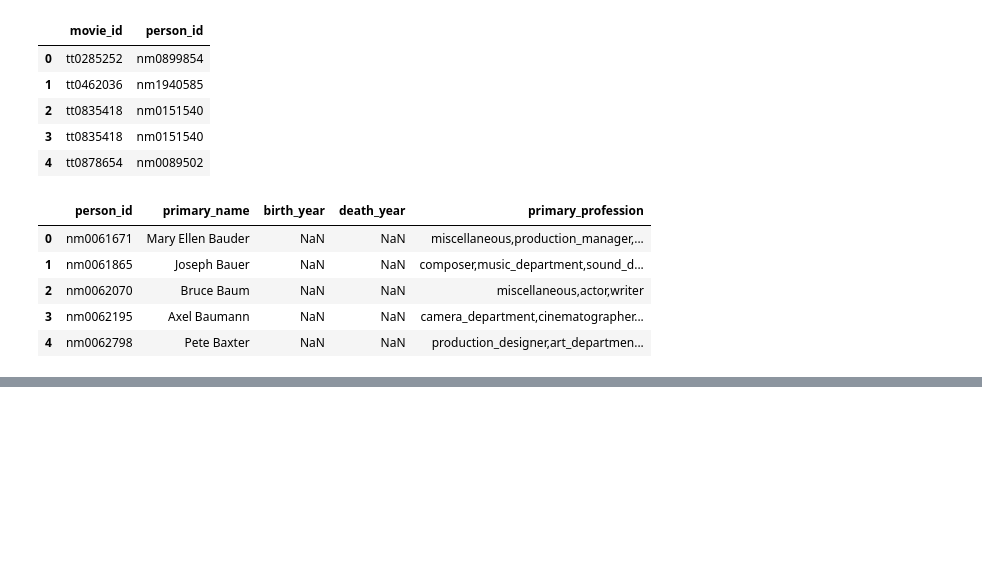
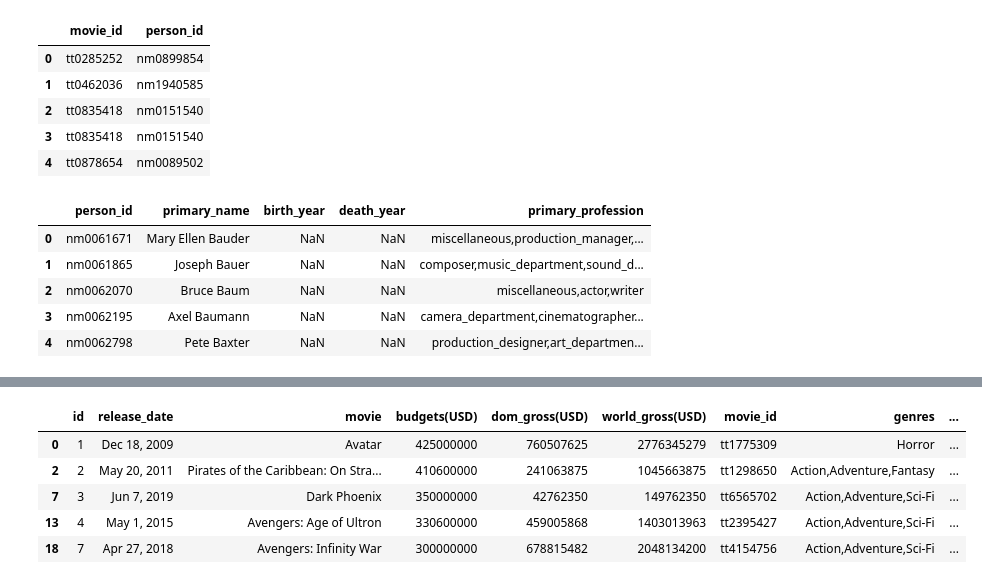
Before and after one commit to learn-co-curriculum/dsc-phase-1-project-v2-4, a Jupyter notebook: Yue_copy.ipynb, the cells around one changed output, grey strips where cells are left out. Cells and saved outputs as stored; diff of their text form; code cells hidden in the pictures; blank space fills up the shorter version.

```diff
--- a/Yue_copy.ipynb
+++ b/Yue_copy.ipynb
@@ -306,0 +355,9 @@ DatabaseError: Execution failed on sql '
+# %%
+movie_clean_df.head()
+# %% [output]
+|  | id | release_date | movie | budgets(USD) | dom_gross(USD) | world_gross(USD) | movie_id | genres | ... |
+| 0 | 1 | Dec 18, 2009 | Avatar | 425000000 | 760507625 | 2776345279 | tt1775309 | Horror | ... |
+| 2 | 2 | May 20, 2011 | Pirates of the Caribbean: On Stra... | 410600000 | 241063875 | 1045663875 | tt1298650 | Action,Adventure,Fantasy | ... |
+| 7 | 3 | Jun 7, 2019 | Dark Phoenix | 350000000 | 42762350 | 149762350 | tt6565702 | Action,Adventure,Sci-Fi | ... |
+| 13 | 4 | May 1, 2015 | Avengers: Age of Ultron | 330600000 | 459005868 | 1403013963 | tt2395427 | Action,Adventure,Sci-Fi | ... |
+| 18 | 7 | Apr 27, 2018 | Avengers: Infinity War | 300000000 | 678815482 | 2048134200 | tt4154756 | Action,Adventure,Sci-Fi | ... |
```
Also changed, not shown: parts of 7 cells of this notebook.
